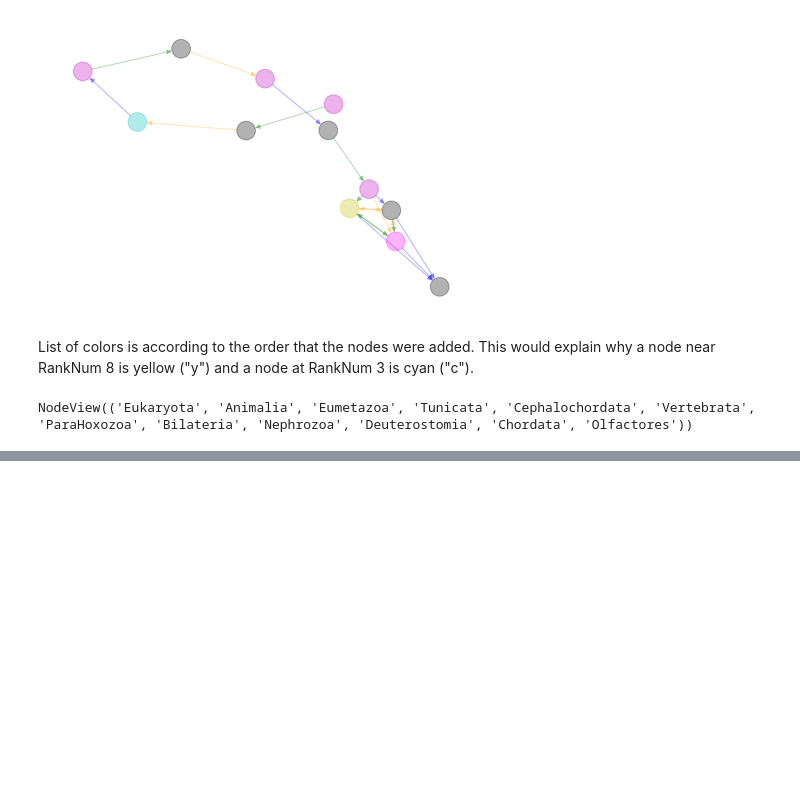
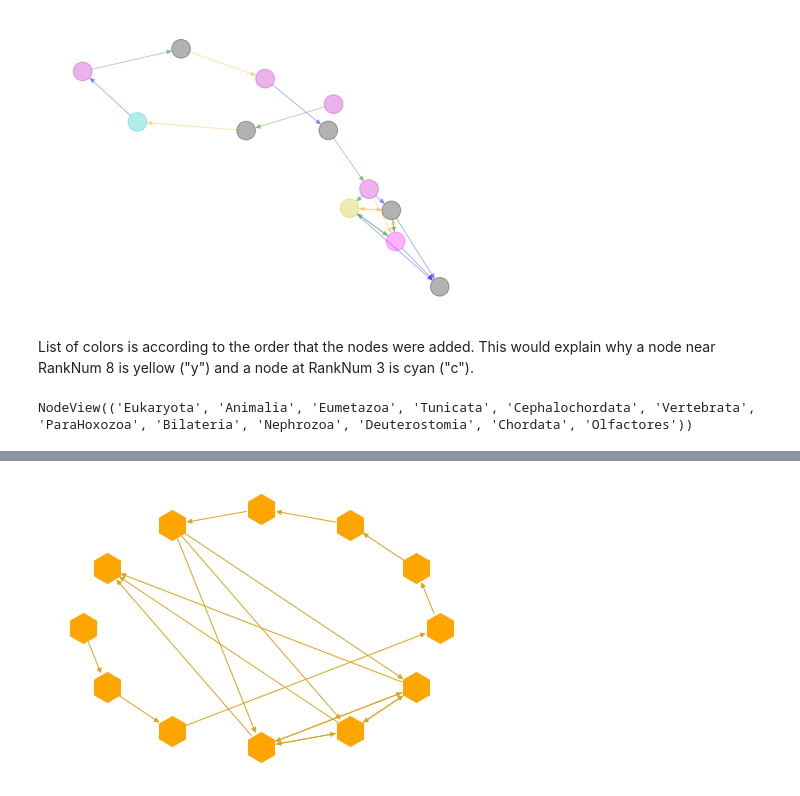
Before and after one commit to bronwencc/ML_practice, a Jupyter notebook: directed-graphs.ipynb, the cells around one changed output, grey strips where cells are left out. Cells and saved outputs as stored; diff of their text form; code cells hidden in the pictures; blank space fills up the shorter version.

```diff
--- a/directed-graphs.ipynb
+++ b/directed-graphs.ipynb
@@ -173,0 +188,5 @@ NodeView(('Eukaryota', 'Animalia', 'Eumetazoa', 'Tunicata', 'Cephalochordata', '
+# %%
+nx.draw_shell(dirG,node_size=900,node_shape="h",edge_color="goldenrod",node_color="orange")
+plt.savefig("images/shell-orange.jpg")
+# %% [output]
+[figure, added]
```
Also changed, not shown: parts of 5 cells of this notebook, 2 other files.
